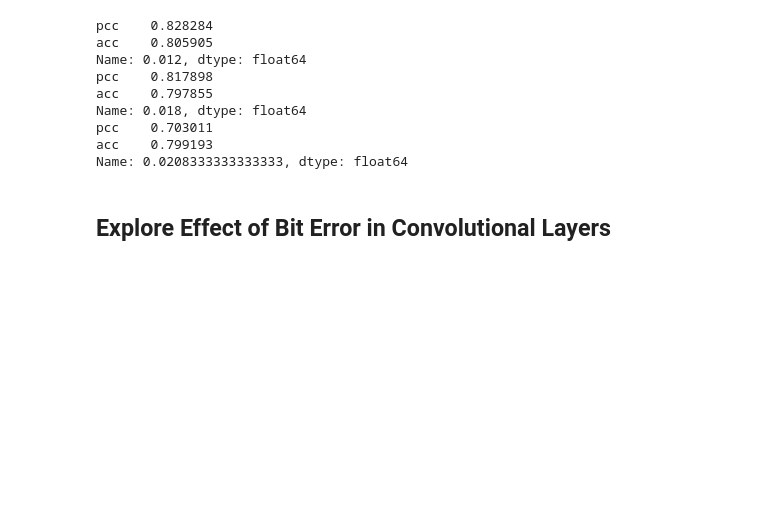
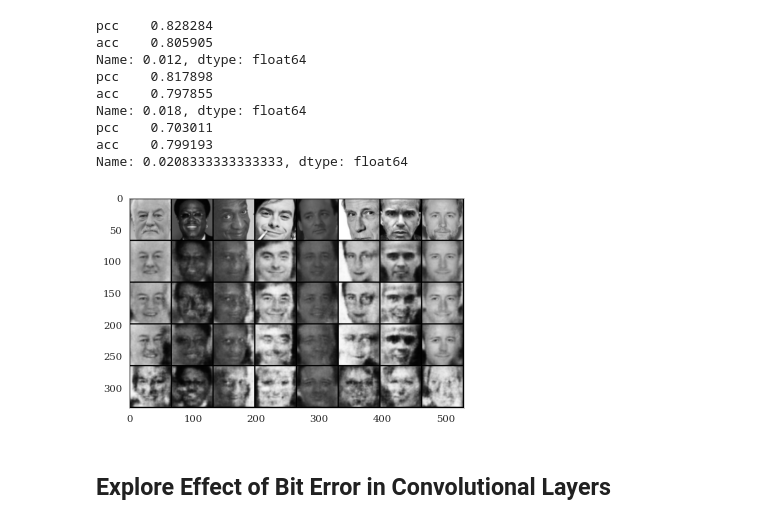
Before and after one commit to katekemu/model_inversion_defense, a Jupyter notebook: MIDAS_deep.ipynb, the cells around one changed output. Cells and saved outputs as stored; diff of their text form; code cells hidden in the pictures; blank space fills up the shorter version.

```diff
--- a/MIDAS_deep.ipynb
+++ b/MIDAS_deep.ipynb
@@ -977,12 +944,12 @@ df_final
 # %%
-import seaborn as sns
-sns.set_style("whitegrid")
-plt.rcParams["font.family"] = "serif"
+# import seaborn as sns
+# sns.set_style("whitegrid")
+# plt.rcParams["font.family"] = "serif"
 
 
-plt.figure(figsize=(7,5))
-ax = sns.lineplot(data=df_final, x="acc", y="pcc",hue="noise", style="noise",
-    markers=True,dashes=False, ci='sd', err_style='bars',palette=palette[2:3]+palette[:2])
+# plt.figure(figsize=(7,5))
+# ax = sns.lineplot(data=df_final, x="acc", y="pcc",hue="noise", style="noise",
+#     markers=True,dashes=False, ci='sd', err_style='bars',palette=palette[2:3]+palette[:2])
 
 
 # plt.figure(figsize=(7,5))
@@ -1125,6 +1090,13 @@ def test_plot(classifier, inversion, device, data_loader, epoch, msg, biterror,
     return
 
 test_plot(classifier, inversion, device, plot2_loader, epoch, 'comparison', biterror, gaussian_level, laplacian_level)
+# %%
+img = mpimg.imread('{}/recon_{}_{}.png'.format(output_path,'comparison'.replace(" ", ""), epoch))
+imgplot = plt.imshow(img)
+plt.grid(False)
+plt.show()
+# %% [output]
+[figure, added]
 # %%
 classifier.module.fc[0].weight.data = copy.deepcopy(ww1)
 classifier.module.fc[0].bias.data[:] = copy.deepcopy(bb1)
```
Also changed, not shown: parts of 6 cells of this notebook.
